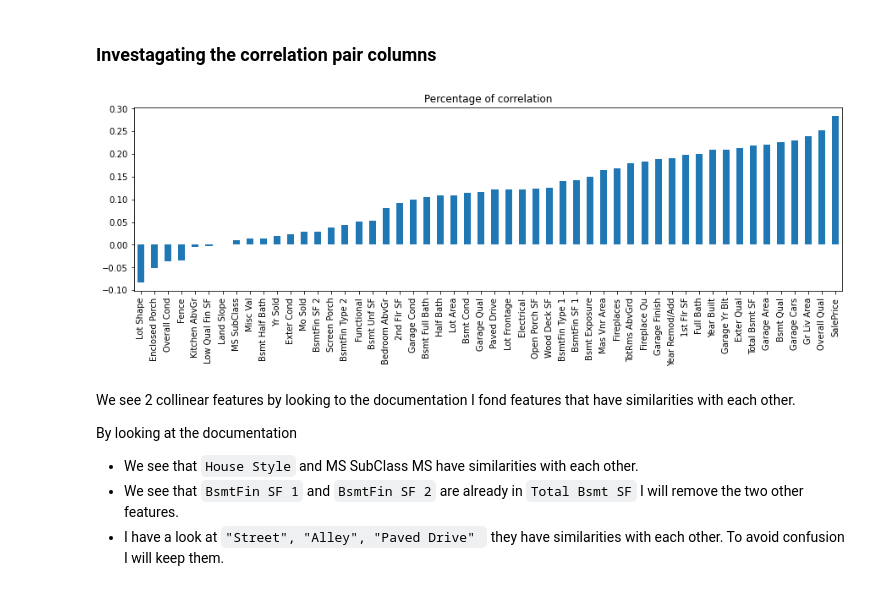
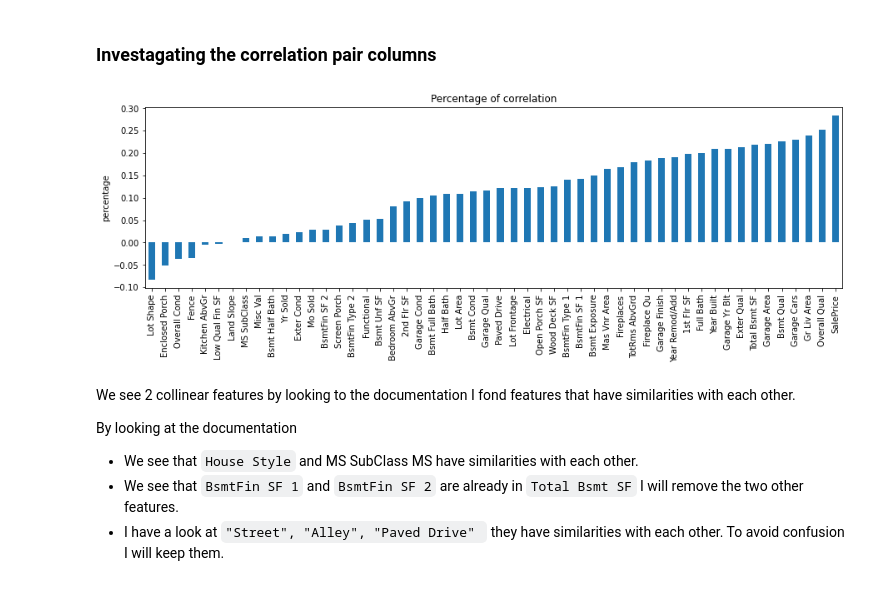
Before and after one commit to PiWebswiss/Project-AI-3, a Jupyter notebook: house-prices/house-prices-solution.ipynb, the cells around one changed output. Saved outputs shown, nothing was run; the diff lists cells and outputs as text; code cells hidden in the pictures.

```diff
--- a/house-prices/house-prices-solution.ipynb
+++ b/house-prices/house-prices-solution.ipynb
@@ -557,9 +557,11 @@ train_df = train_df.drop(["Pool Area", "Pool QC", "Utilities", "3Ssn Porch"], ax
 # %%
 # Investagating the correlation pair columns
 train_df.corr().mean().sort_values().plot(
-    kind="bar", figsize=(15, 4), title="Percentage of correlation");
+    kind="bar", figsize=(15, 4), title="Percentage of correlation")
+plt.ylabel("percentage")
+plt.show()
 # %% [output]
-[figure, old version]
+[figure, new version]
 # %% [markdown]
 We see 2 collinear features by looking to the documentation I fond features that have similarities with each other.
 
```
Also changed, not shown: parts of 10 cells of this notebook.
